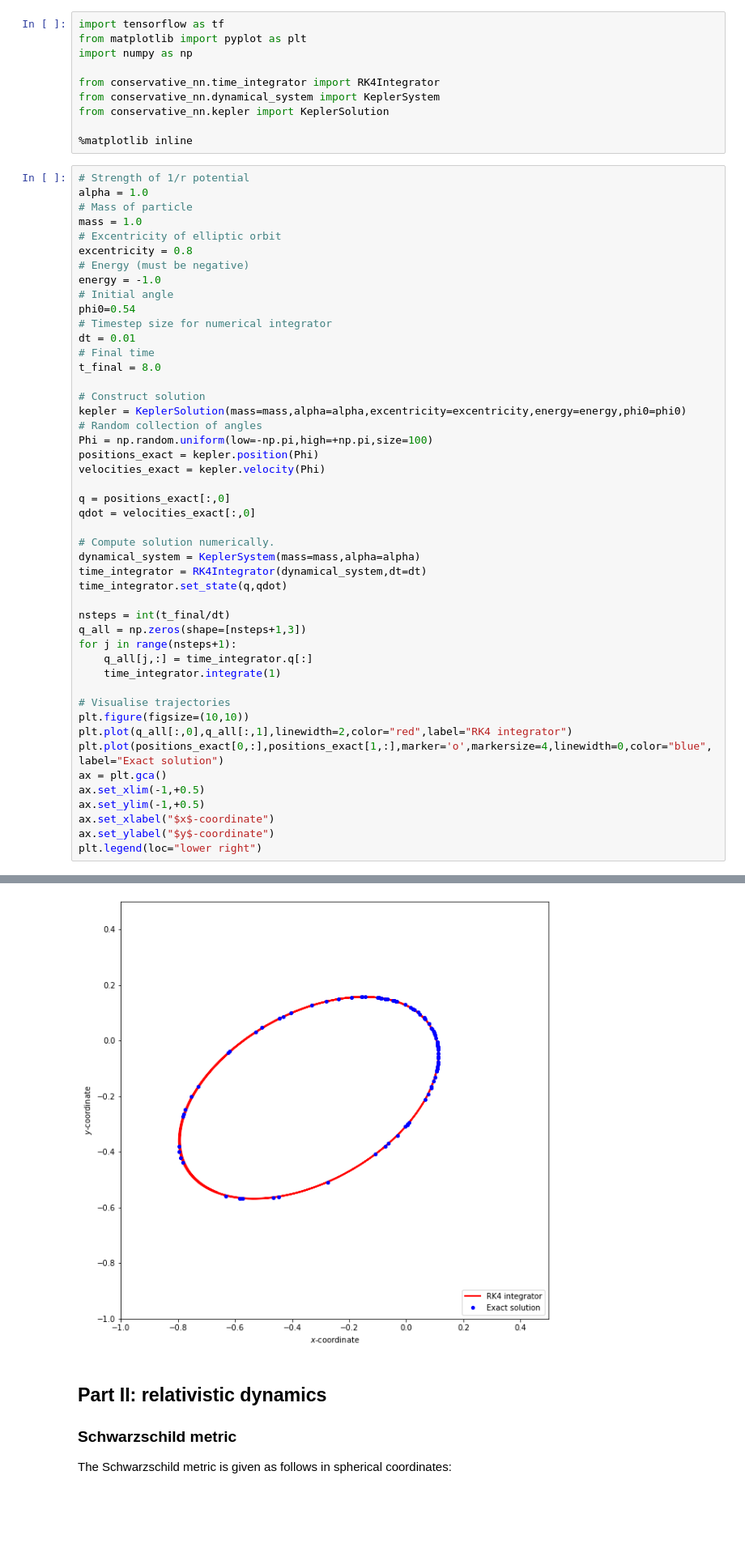
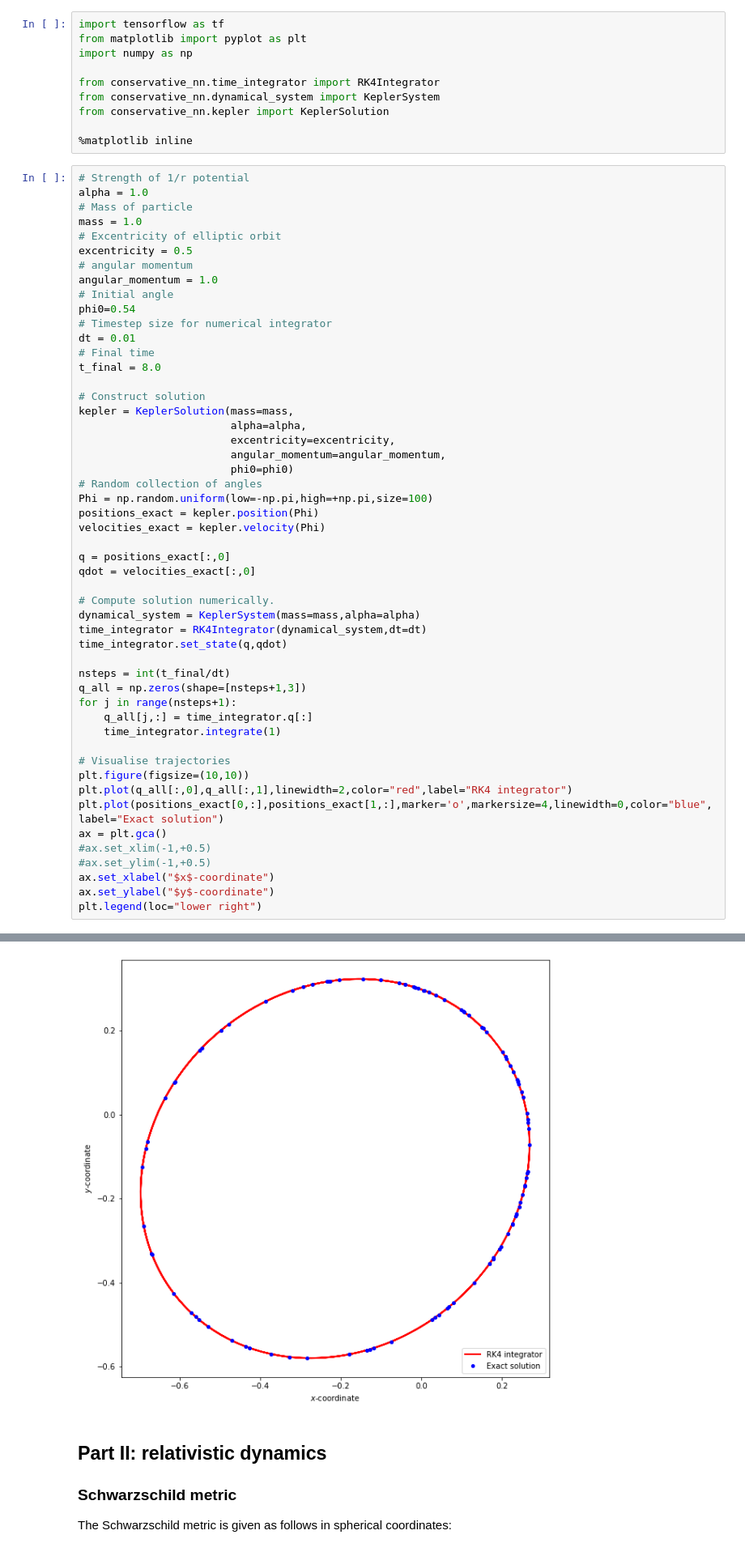
Before and after one commit to eikehmueller/mlconservation_code, a Jupyter notebook: src/Kepler.ipynb, the cells around one changed output, grey strips where cells are left out. Shown at 81% size. Cells and saved outputs as stored; diff of their text form; blank space fills up the shorter version.

Commit message:
Renamed L_angular -> angular_momentum and pass this as the primary parameter instead of the energy

```diff
--- a/src/Kepler.ipynb
+++ b/src/Kepler.ipynb
@@ -117,9 +117,9 @@ alpha = 1.0
 # Mass of particle
 mass = 1.0
 # Excentricity of elliptic orbit
-excentricity = 0.8
-# Energy (must be negative)
-energy = -1.0
+excentricity = 0.5
+# angular momentum
+angular_momentum = 1.0
 # Initial angle
 phi0=0.54
 # Timestep size for numerical integrator
@@ -128,7 +128,11 @@ dt = 0.01
 t_final = 8.0
 
 # Construct solution
-kepler = KeplerSolution(mass=mass,alpha=alpha,excentricity=excentricity,energy=energy,phi0=phi0)
+kepler = KeplerSolution(mass=mass,
+                        alpha=alpha,
+                        excentricity=excentricity,
+                        angular_momentum=angular_momentum,
+                        phi0=phi0)
 # Random collection of angles
 Phi = np.random.uniform(low=-np.pi,high=+np.pi,size=100)
 positions_exact = kepler.position(Phi)
@@ -153,8 +157,8 @@ plt.figure(figsize=(10,10))
 plt.plot(q_all[:,0],q_all[:,1],linewidth=2,color="red",label="RK4 integrator")
 plt.plot(positions_exact[0,:],positions_exact[1,:],marker='o',markersize=4,linewidth=0,color="blue",label="Exact solution")
 ax = plt.gca()
-ax.set_xlim(-1,+0.5)
-ax.set_ylim(-1,+0.5)
+#ax.set_xlim(-1,+0.5)
+#ax.set_ylim(-1,+0.5)
 ax.set_xlabel("$x$-coordinate")
 ax.set_ylabel("$y$-coordinate")
 plt.legend(loc="lower right")
@@ -163,4 +168,4 @@ plt.legend(loc="lower right")
-[figure, old version]
+[figure, new version]
 # %% [markdown]
 ## Part II: relativistic dynamics
 
```
Also changed, not shown: parts of 1 cell of this notebook, 4 other files.
